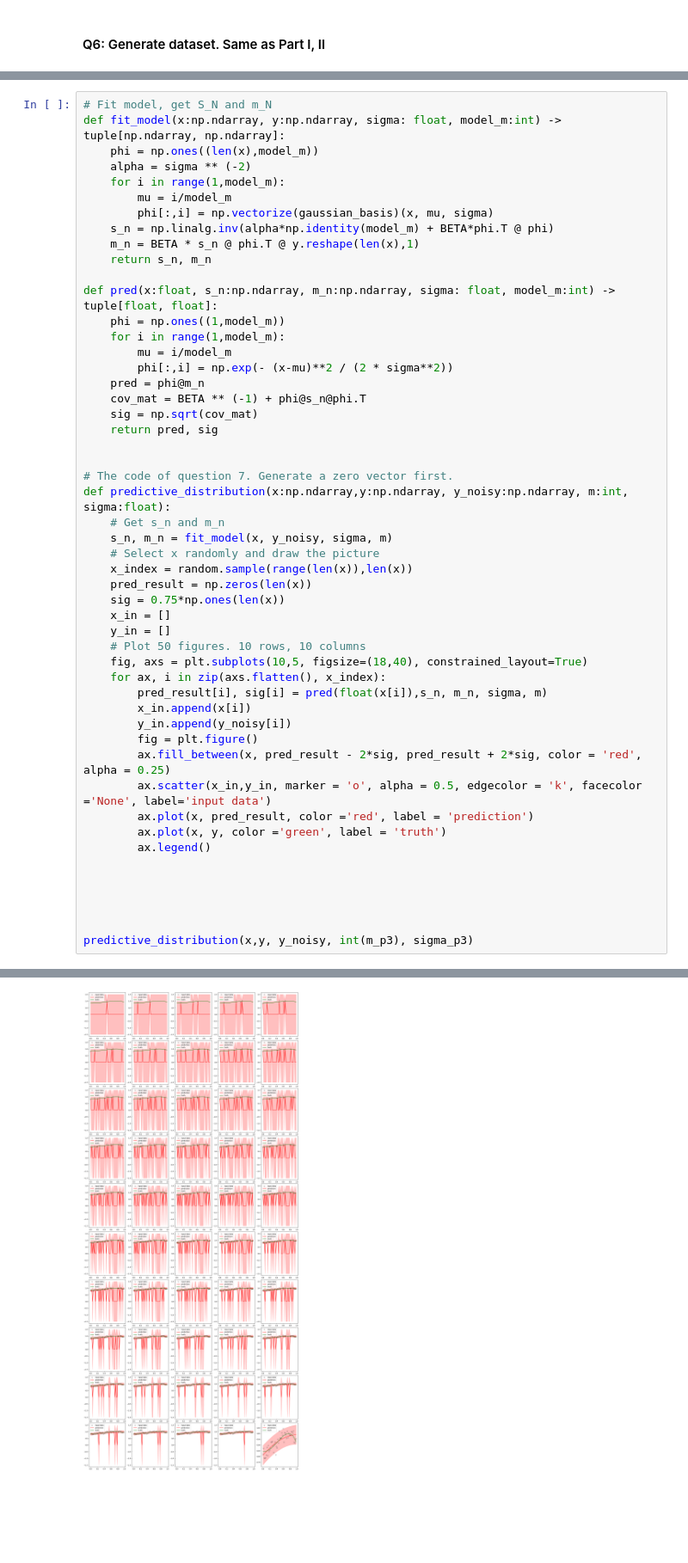
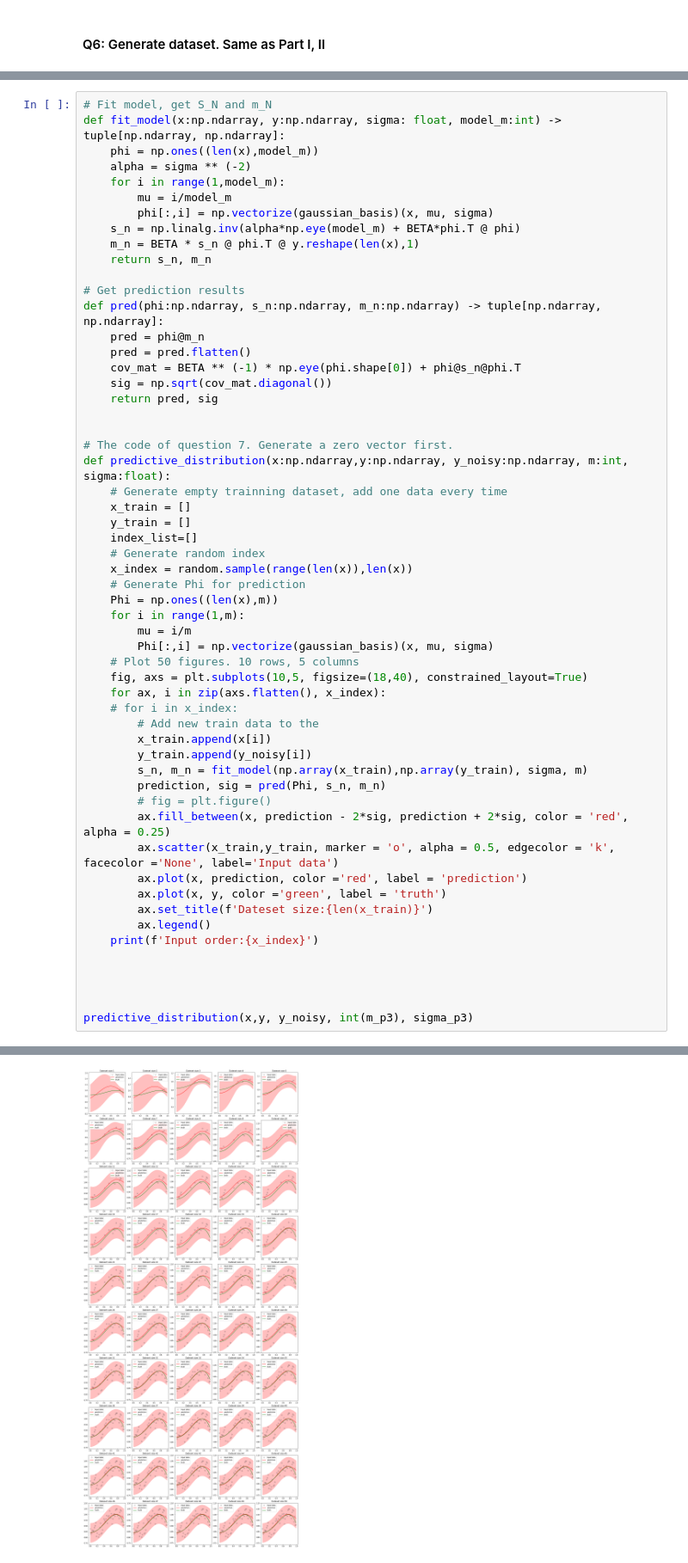
Before and after one commit to Observe-l/Msc_course, a Jupyter notebook: EE5907/CA/EE5907_CA1.ipynb, the cells around one changed output, grey strips where cells are left out. Shown at 86% size. Drawn from its saved outputs; the diff is of its cells as text; blank space fills up the shorter version.

```diff
--- a/EE5907/CA/EE5907_CA1.ipynb
+++ b/EE5907/CA/EE5907_CA1.ipynb
@@ -776,44 +859,49 @@ def fit_model(x:np.ndarray, y:np.ndarray, sigma: float, model_m:int) -> tuple[np
     for i in range(1,model_m):
         mu = i/model_m
         phi[:,i] = np.vectorize(gaussian_basis)(x, mu, sigma)
-    s_n = np.linalg.inv(alpha*np.identity(model_m) + BETA*phi.T @ phi)
+    s_n = np.linalg.inv(alpha*np.eye(model_m) + BETA*phi.T @ phi)
     m_n = BETA * s_n @ phi.T @ y.reshape(len(x),1)
     return s_n, m_n
 
-def pred(x:float, s_n:np.ndarray, m_n:np.ndarray, sigma: float, model_m:int) -> tuple[float, float]:
-    phi = np.ones((1,model_m))
-    for i in range(1,model_m):
-        mu = i/model_m
-        phi[:,i] = np.exp(- (x-mu)**2 / (2 * sigma**2))
+# Get prediction results
+def pred(phi:np.ndarray, s_n:np.ndarray, m_n:np.ndarray) -> tuple[np.ndarray, np.ndarray]:
     pred = phi@m_n
-    cov_mat = BETA ** (-1) + phi@s_n@phi.T
-    sig = np.sqrt(cov_mat)
+    pred = pred.flatten()
+    cov_mat = BETA ** (-1) * np.eye(phi.shape[0]) + phi@s_n@phi.T
+    sig = np.sqrt(cov_mat.diagonal())
     return pred, sig
 
 
 # The code of question 7. Generate a zero vector first.
 def predictive_distribution(x:np.ndarray,y:np.ndarray, y_noisy:np.ndarray, m:int, sigma:float):
-    # Get s_n and m_n
-    s_n, m_n = fit_model(x, y_noisy, sigma, m)
-    # Select x randomly and draw the picture
+    # Generate empty trainning dataset, add one data every time
+    x_train = []
+    y_train = []
+    index_list=[]
+    # Generate random index
     x_index = random.sample(range(len(x)),len(x))
-    pred_result = np.zeros(len(x))
-    sig = 0.75*np.ones(len(x))
-    x_in = []
-    y_in = []
-    # Plot 50 figures. 10 rows, 10 columns
+    # Generate Phi for prediction
+    Phi = np.ones((len(x),m))
+    for i in range(1,m):
+        mu = i/m
+        Phi[:,i] = np.vectorize(gaussian_basis)(x, mu, sigma)
+    # Plot 50 figures. 10 rows, 5 columns
     fig, axs = plt.subplots(10,5, figsize=(18,40), constrained_layout=True)
     for ax, i in zip(axs.flatten(), x_index):
-        pred_result[i], sig[i] = pred(float(x[i]),s_n, m_n, sigma, m)
-        x_in.append(x[i])
-        y_in.append(y_noisy[i])
-        fig = plt.figure()
-        ax.fill_between(x, pred_result - 2*sig, pred_result + 2*sig, color = 'red', alpha = 0.25)
-        ax.scatter(x_in,y_in, marker = 'o', alpha = 0.5, edgecolor = 'k', facecolor ='None', label='input data')
-        ax.plot(x, pred_result, color ='red', label = 'prediction')
+    # for i in x_index:
+        # Add new train data to the
+        x_train.append(x[i])
+        y_train.append(y_noisy[i])
+        s_n, m_n = fit_model(np.array(x_train),np.array(y_train), sigma, m)
+        prediction, sig = pred(Phi, s_n, m_n)
+        # fig = plt.figure()
+        ax.fill_between(x, prediction - 2*sig, prediction + 2*sig, color = 'red', alpha = 0.25)
+        ax.scatter(x_train,y_train, marker = 'o', alpha = 0.5, edgecolor = 'k', facecolor ='None', label='Input data')
+        ax.plot(x, prediction, color ='red', label = 'prediction')
         ax.plot(x, y, color ='green', label = 'truth')
+        ax.set_title(f'Dateset size:{len(x_train)}')
         ax.legend()
-
+    print(f'Input order:{x_index}')
 
 
 
@@ -823 +912 @@ predictive_distribution(x,y, y_noisy, int(m_p3), sigma_p3)
-[figure, old version]
+[figure, new version]
```
Also changed, not shown: parts of 23 cells of this notebook.
